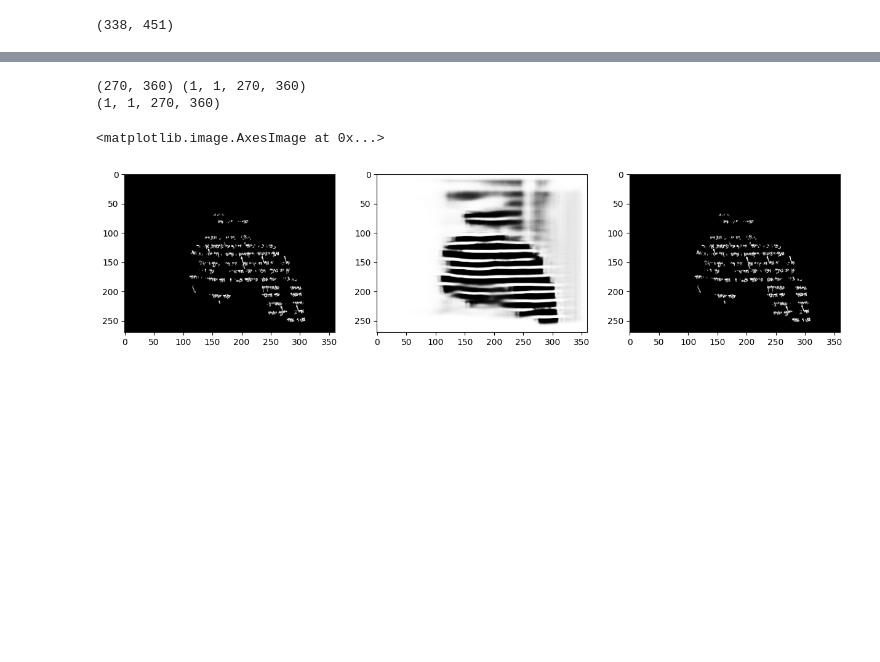
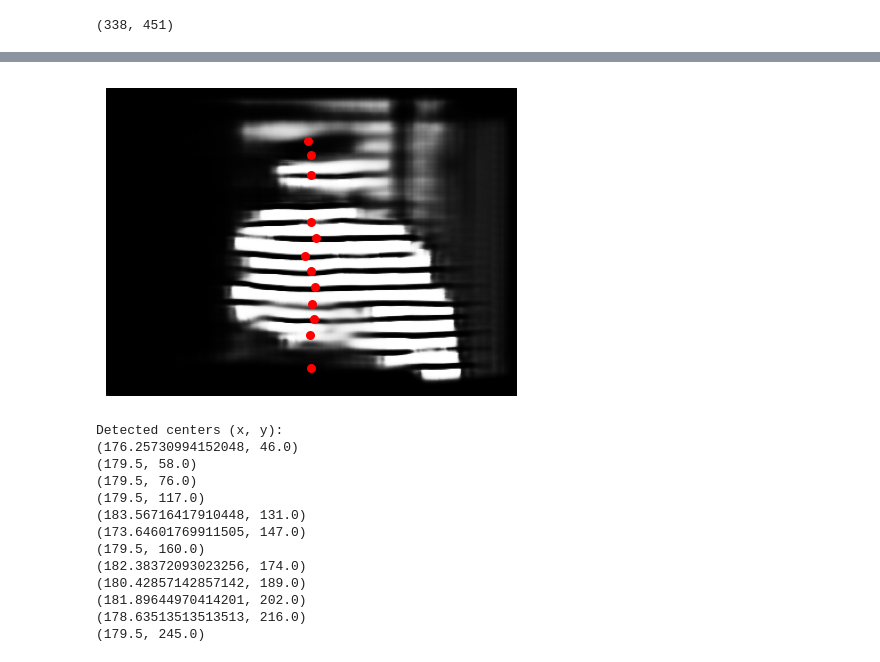
Before and after one commit to DeLnlyMthrLvr/DeadSeaScrolls, a Jupyter notebook: linesegmentation/eval.ipynb, the cells around one changed output, grey strips where cells are left out. Saved outputs shown, nothing was run; the diff lists cells and outputs as text; code cells hidden in the pictures; blank space fills up the shorter version.

```diff
--- a/linesegmentation/eval.ipynb
+++ b/linesegmentation/eval.ipynb
@@ -275,12 +275,55 @@ plt.show()
-# %%
-print(test_hats[0].shape, test_imgs[0].shape)
-extracted = extract_lines_cc_tuned(test_imgs[0], test_hats[0].squeeze())
-fig, ax = plt.subplots(1,3, figsize=(15,15))
-ax[0].imshow(test_imgs[0].squeeze(), cmap="binary")
-ax[1].imshow(test_hats[0], cmap="binary")
-ax[2].imshow(extracted[1].squeeze(), cmap="binary")
-# %% [output]
-(270, 360) (1, 1, 270, 360)
-(1, 1, 270, 360)
-<matplotlib.image.AxesImage at 0x...>
-[figure, removed]
+# %%
+image = test_hats[0]
+# %%
+import numpy as np
+import matplotlib.pyplot as plt
+
+thresh = 0.5
+mask = image < thresh          # boolean mask of dark pixels
+
+proj = mask.sum(axis=1)      # for each row, count dark pixels
+
+kernel = np.ones(7) / 7
+proj_smooth = np.convolve(proj, kernel, mode='same')
+
+peak_idxs = np.where(
+    (proj_smooth[1:-1] > proj_smooth[:-2]) &
+    (proj_smooth[1:-1] > proj_smooth[2:])
+    )[0] + 1
+
+min_height = proj_smooth.max() * 0.2
+ys = [y for y in peak_idxs if proj_smooth[y] > min_height]
+
+centers = []
+for y in ys:
+    xs = np.where(mask[y])[0]
+    if xs.size:
+        centers.append((float(xs.mean()), float(y)))
+
+# 6) plot
+plt.figure(figsize=(6,4))
+plt.imshow(image, cmap='gray')
+if centers:
+    xs, ys = zip(*centers)
+    plt.scatter(xs, ys, c='r', s=30)
+plt.axis('off')
+plt.show()
+
+print("Detected centers (x, y):")
+for c in centers:
+    print(c)
+# %% [output]
+[figure, added]
+Detected centers (x, y):
+(176.25730994152048, 46.0)
+(179.5, 58.0)
+(179.5, 76.0)
+(179.5, 117.0)
+(183.56716417910448, 131.0)
+(173.64601769911505, 147.0)
+(179.5, 160.0)
+(182.38372093023256, 174.0)
+(180.42857142857142, 189.0)
+(181.89644970414201, 202.0)
+(178.63513513513513, 216.0)
+(179.5, 245.0)
```
Also changed, not shown: parts of 5 cells of this notebook, 2 other files.
